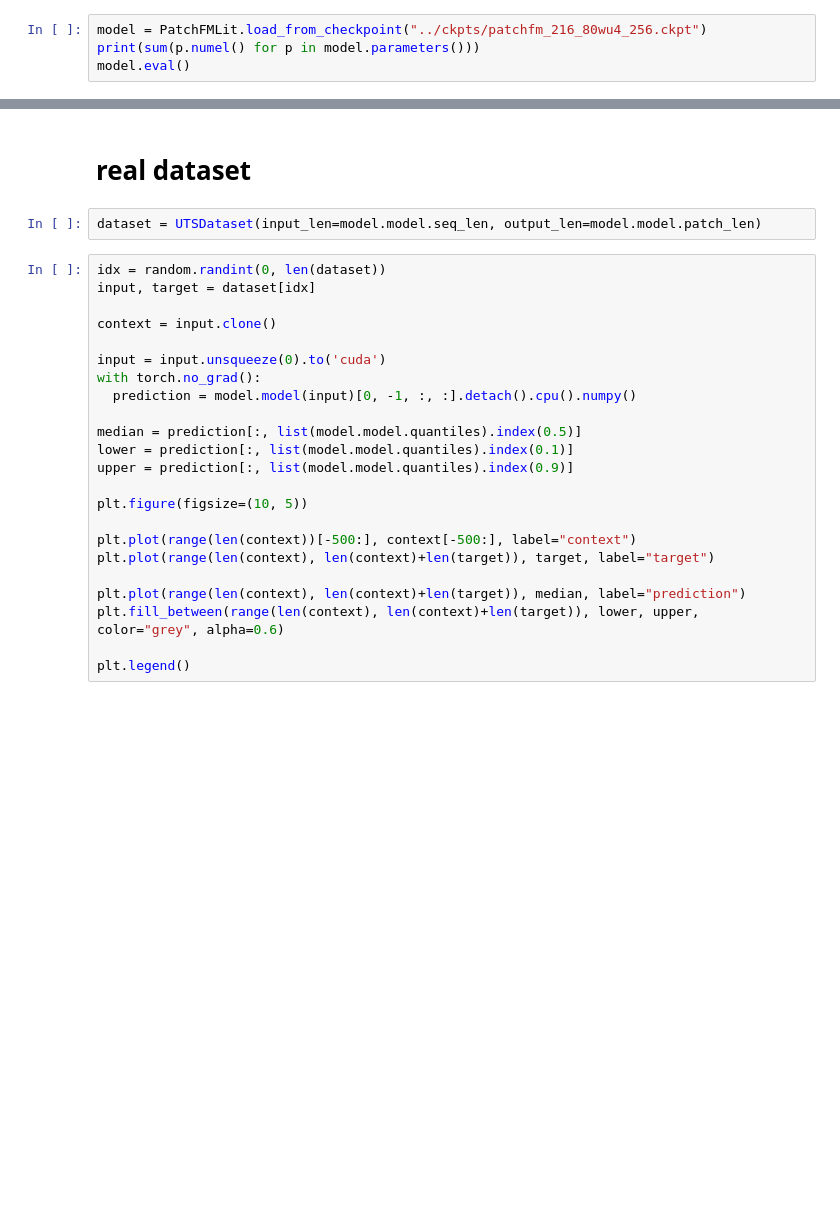
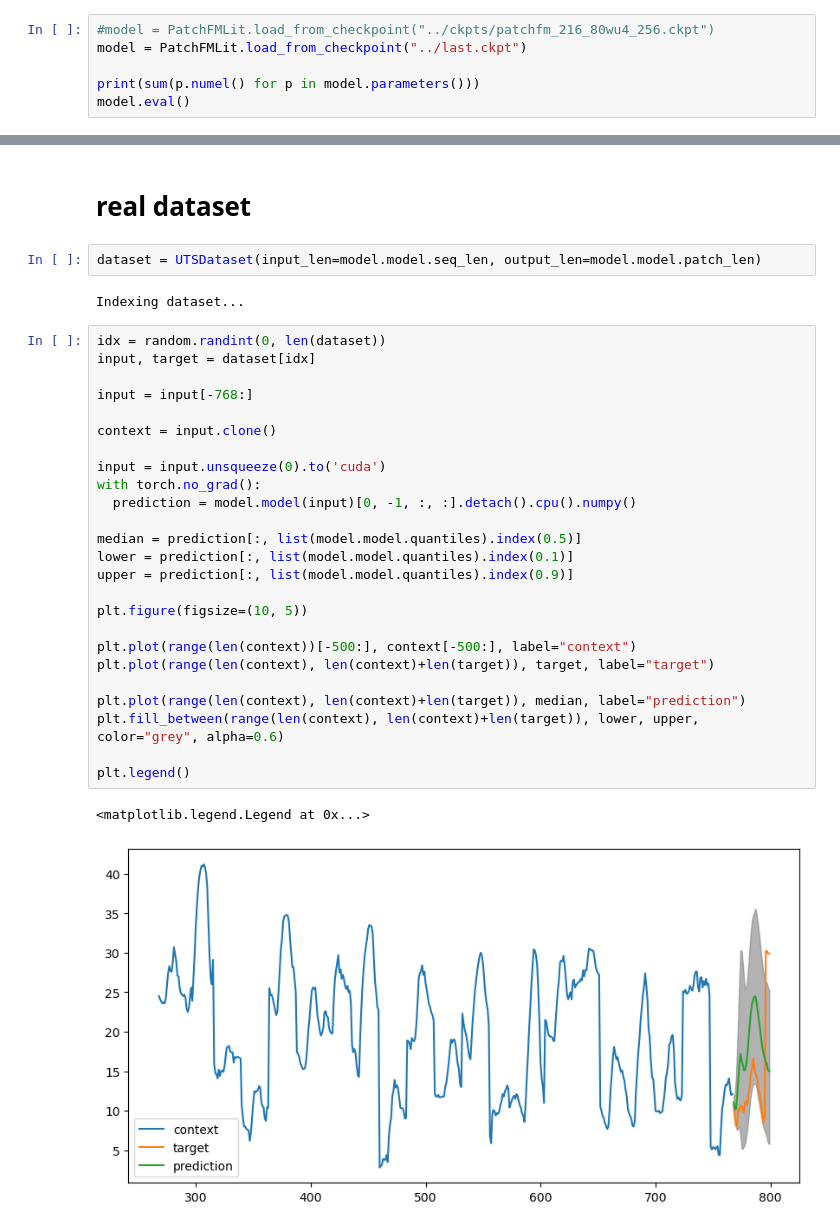
Before and after one commit to vilhess/PatchFM, a Jupyter notebook: notebooks/inference.ipynb, the cells around one changed output, grey strips where cells are left out. Saved outputs shown, nothing was run; the diff lists cells and outputs as text; blank space fills up the shorter version.

```diff
--- a/notebooks/inference.ipynb
+++ b/notebooks/inference.ipynb
@@ -12,7 +12,9 @@ sys.path.append('../')
 from model import PatchFMLit
 from dataset import artificial_dataset, UTSDataset
 # %%
-model = PatchFMLit.load_from_checkpoint("../ckpts/patchfm_216_80wu4_256.ckpt")
+#model = PatchFMLit.load_from_checkpoint("../ckpts/patchfm_216_80wu4_256.ckpt")
+model = PatchFMLit.load_from_checkpoint("../last.ckpt")
+
 print(sum(p.numel() for p in model.parameters()))
 model.eval()
 # %% [output]
@@ -82,26 +72,33 @@ plt.legend()
 # real dataset
 # %%
 dataset = UTSDataset(input_len=model.model.seq_len, output_len=model.model.patch_len)
+# %% [output]
+Indexing dataset...
 # %%
 idx = random.randint(0, len(dataset))
 input, target = dataset[idx]
+
+input = input[-768:]
 
 context = input.clone()
 
 input = input.unsqueeze(0).to('cuda')
 with torch.no_grad():
   prediction = model.model(input)[0, -1, :, :].detach().cpu().numpy()
 
 median = prediction[:, list(model.model.quantiles).index(0.5)]
 lower = prediction[:, list(model.model.quantiles).index(0.1)]
 upper = prediction[:, list(model.model.quantiles).index(0.9)]
 
 plt.figure(figsize=(10, 5))
 
 plt.plot(range(len(context))[-500:], context[-500:], label="context")
 plt.plot(range(len(context), len(context)+len(target)), target, label="target")
 
 plt.plot(range(len(context), len(context)+len(target)), median, label="prediction")
 plt.fill_between(range(len(context), len(context)+len(target)), lower, upper, color="grey", alpha=0.6)
 
 plt.legend()
+# %% [output]
+<matplotlib.legend.Legend at 0x...>
+[figure, added]
```
Also changed, not shown: parts of 4 cells of this notebook, 8 other files.
